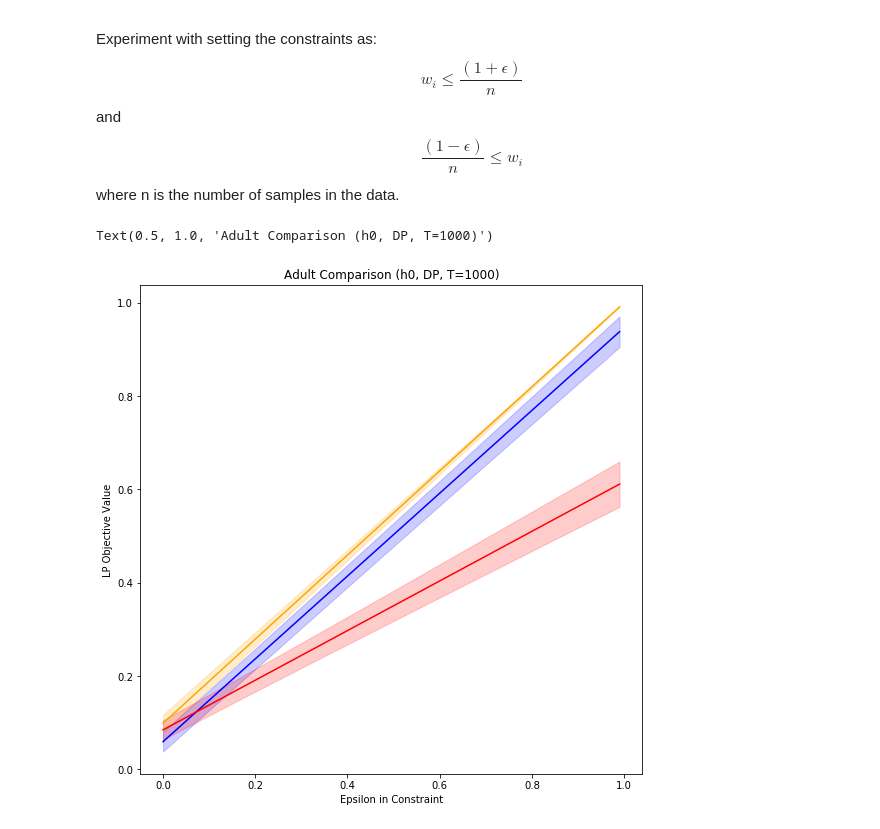
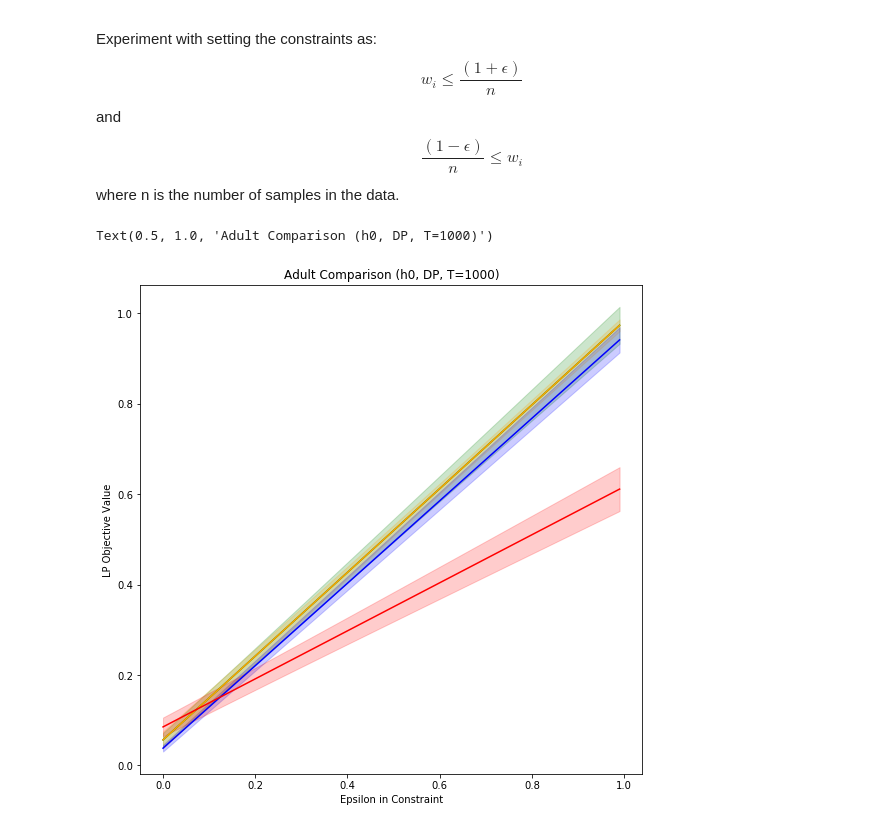
Before and after one commit to samuel-deng/Ensuring-Fairness-Beyond-the-Training-Data, a Jupyter notebook: algorithms/Part3_Comparisons/comparison_DP_adult.ipynb, the cells around one changed output. Saved outputs shown, nothing was run; the diff lists cells and outputs as text; code cells hidden in the pictures.

```diff
--- a/algorithms/Part3_Comparisons/comparison_DP_adult.ipynb
+++ b/algorithms/Part3_Comparisons/comparison_DP_adult.ipynb
@@ -202,0 +208,26 @@ a1 proportion = 0.2376237623762376
+# %%
+# Form the IBM Fairness Dataset Object
+from aif360.datasets import BinaryLabelDataset
+from aif360.algorithms.preprocessing.reweighing import Reweighing
+from sklearn.preprocessing import StandardScaler
+
+preprocess_train_arr = []
+preprocess_test_arr = []
+
+privileged_groups = [{'sex': 1}]
+unprivileged_groups = [{'sex': 0}]
+
+for s in range(5):
+    X_train_copy = X_train_arr[s].copy()
+    y_train_copy = y_train_arr[s].copy()
+    X_test_copy = X_test_arr[s].copy()
+    y_test_copy = y_test_arr[s].copy()
+
+    X_train_copy['income'] = y_train_copy
+    X_test_copy['income'] = y_test_copy
+
+    preprocess_train = BinaryLabelDataset(1, 0, df=X_train_copy, label_names=['income'], protected_attribute_names=['sex'])
+    preprocess_test = BinaryLabelDataset(1, 0, df=X_test_copy, label_names=['income'], protected_attribute_names=['sex'])
+
+    preprocess_train_arr.append(preprocess_train)
+    preprocess_test_arr.append(preprocess_test)
@@ -441,18 +542,21 @@ Experiment with setting the constraints as: $$w_i \leq \frac{(1 + \epsilon)}{n}$
 # %%
 epsilon_granule = 0.01
 
+preprocessing_objective_values = []
 inprocessing_objective_values = []
 postprocessing_objective_values = []
 robust_objective_values = []
 
 # Iterate over datasets
 for s in range(5):
+    preprocessing_y_pred = preprocessing_preds[s]
     inprocessing_y_pred = inprocessing_preds[s]
     postprocessing_y_pred = postprocessing_preds[s]
     robust_pred = robust_preds[s]
     a_indices_test = a_indices_test_arr[s]
     proportions_test = proportions_test_arr[s]
 
+    preprocessing_curr = []
     inprocessing_curr = []
     postprocessing_curr = []
     robust_curr = []
@@ -461,6 +565,11 @@ for s in range(5):
         epsilon = epsilon_granule * i
         lower_bound = (1 - epsilon)/(len(X_test))
         upper_bound = (1 + epsilon)/(len(X_test))
+
+        preprocessing_objective_value_a0a1, w = DP_linear_prog(preprocessing_y_pred, a_indices_test, proportions_test, lower_bound, upper_bound, 'a0', 'a1')
+        preprocessing_objective_value_a1a0, w = DP_linear_prog(preprocessing_y_pred, a_indices_test, proportions_test, lower_bound, upper_bound, 'a1', 'a0')
+        preprocessing_objective_value = max(preprocessing_objective_value_a0a1, preprocessing_objective_value_a1a0)
+        preprocessing_curr.append(preprocessing_objective_value)
 
         inprocessing_objective_value_a0a1, w = DP_linear_prog(inprocessing_y_pred, a_indices_test, proportions_test, lower_bound, upper_bound, 'a0', 'a1')
         inprocessing_objective_value_a1a0, w = DP_linear_prog(inprocessing_y_pred, a_indices_test, proportions_test, lower_bound, upper_bound, 'a1', 'a0')
@@ -477,6 +586,7 @@ for s in range(5):
         robust_objective_value = max(robust_objective_value_a0a1, robust_objective_value_a1a0)
         robust_curr.append(robust_objective_value)
 
+    preprocessing_objective_values.append(np.asarray(preprocessing_curr))
     inprocessing_objective_values.append(np.asarray(inprocessing_curr))
     postprocessing_objective_values.append(np.asarray(postprocessing_curr))
     robust_objective_values.append(np.asarray(robust_curr))
@@ -486,48 +596,57 @@ for i in range(0, int(1/epsilon_granule)):
     epsilons.append(i * epsilon_granule)
 # %%
 # Average over the results
+preprocessing_avg_objective_values = np.zeros(len(preprocessing_objective_values[0]))
 inprocessing_avg_objective_values = np.zeros(len(inprocessing_objective_values[0]))
 postprocessing_avg_objective_values = np.zeros(len(postprocessing_objective_values[0]))
 robust_avg_objective_values = np.zeros(len(robust_objective_values[0]))
 
 for i in range(5):
+    preprocessing_avg_objective_values += preprocessing_objective_values[i]
     inprocessing_avg_objective_values += inprocessing_objective_values[i]
     postprocessing_avg_objective_values += postprocessing_objective_values[i]
     robust_avg_objective_values += robust_objective_values[i]
 
+preprocessing_avg_objective_values = np.divide(inprocessing_avg_objective_values, 5)
 inprocessing_avg_objective_values = np.divide(inprocessing_avg_objective_values, 5)
 postprocessing_avg_objective_values = np.divide(postprocessing_avg_objective_values, 5)
 robust_avg_objective_values = np.divide(robust_avg_objective_values, 5)
 # %%
+preprocessing_std_err = []
 inprocessing_std_err = []
 postprocessing_std_err = []
 robust_std_err = []
 
 for i in range(100):
+    preprocessing_vals = []
     inprocessing_vals = []
     postprocessing_vals = []
     robust_vals = []
 
     for s in range(5):
+        preprocessing_vals.append(preprocessing_objective_values[s][i])
         inprocessing_vals.append(inprocessing_objective_values[s][i])
         postprocessing_vals.append(postprocessing_objective_values[s][i])
         robust_vals.append(robust_objective_values[s][i])
 
+    preprocessing_std_err.append(std_error(preprocessing_vals))
     inprocessing_std_err.append(std_error(inprocessing_vals))
     postprocessing_std_err.append(std_error(postprocessing_vals))
     robust_std_err.append(std_error(robust_vals))
 # %%
 # Plot the constraints vs. objective values
 plt.figure(figsize=(9,9))
+plt.plot(epsilons, preprocessing_avg_objective_values, 'green')
 plt.plot(epsilons, inprocessing_avg_objective_values, 'orange')
 plt.plot(epsilons, postprocessing_avg_objective_values, 'blue')
 plt.plot(epsilons, robust_avg_objective_values, 'red')
+plt.fill_between(epsilons, preprocessing_avg_objective_values - preprocessing_std_err, preprocessing_avg_objective_values + preprocessing_std_err, color='green', alpha=0.2)
 plt.fill_between(epsilons, inprocessing_avg_objective_values - inprocessing_std_err, inprocessing_avg_objective_values + inprocessing_std_err, color='orange', alpha=0.2)
 plt.fill_between(epsilons, postprocessing_avg_objective_values - postprocessing_std_err, postprocessing_avg_objective_values + postprocessing_std_err, color='blue', alpha=0.2)
 plt.fill_between(epsilons, robust_avg_objective_values - robust_std_err, robust_avg_objective_values + robust_std_err, color='red', alpha=0.2)
 plt.xlabel('Epsilon in Constraint')
 plt.ylabel('LP Objective Value')
 plt.title('Adult Comparison (h0, DP, T=1000)')
 # %% [output]
 Text(0.5, 1.0, 'Adult Comparison (h0, DP, T=1000)')
-[figure, old version]
+[figure, new version]
```
Also changed, not shown: parts of 4 cells of this notebook, 17 other files.
